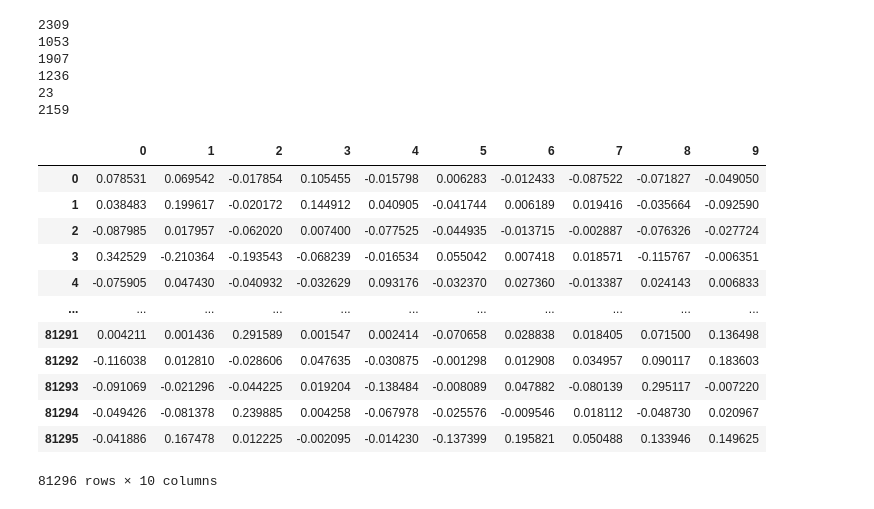
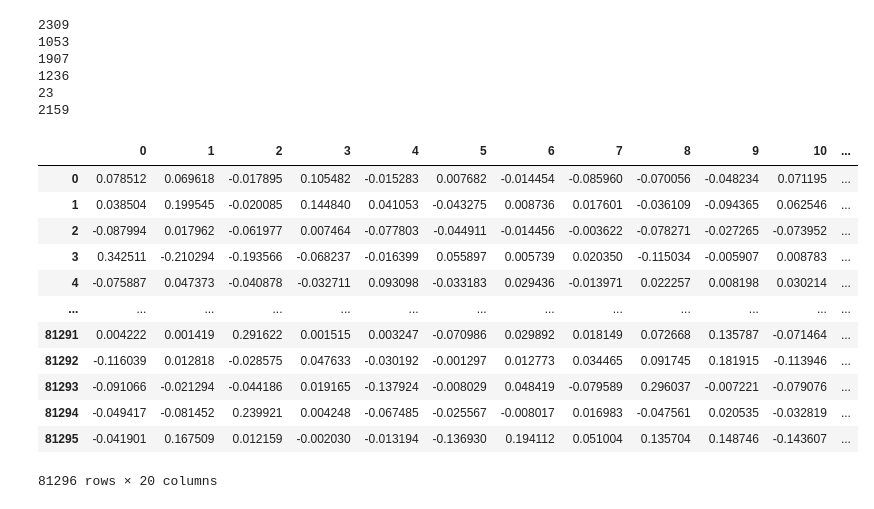
Before and after one commit to slowisfast2030/golden_data, a Jupyter notebook: feature_tfidf.ipynb, the cells around one changed output. Cells and saved outputs as stored; diff of their text form; code cells hidden in the pictures.

```diff
--- a/feature_tfidf.ipynb
+++ b/feature_tfidf.ipynb
@@ -210,21 +210,21 @@ for word in words:
 # %%
 # 对数据进行PCA降维
 from sklearn.decomposition import PCA
-pca = PCA(n_components = 10)
+pca = PCA(n_components = 20)
 tfidf_reduce = pca.fit_transform(tfidf)
 pd.DataFrame(tfidf_reduce)
 # 对降维后的结果进行测评
 # %% [output]
-|  | 0 | 1 | 2 | 3 | 4 | 5 | 6 | 7 | 8 | 9 |
-| 0 | 0.078531 | 0.069542 | -0.017854 | 0.105455 | -0.015798 | 0.006283 | -0.012433 | -0.087522 | -0.071827 | -0.049050 |
-| 1 | 0.038483 | 0.199617 | -0.020172 | 0.144912 | 0.040905 | -0.041744 | 0.006189 | 0.019416 | -0.035664 | -0.092590 |
-| 2 | -0.087985 | 0.017957 | -0.062020 | 0.007400 | -0.077525 | -0.044935 | -0.013715 | -0.002887 | -0.076326 | -0.027724 |
-| 3 | 0.342529 | -0.210364 | -0.193543 | -0.068239 | -0.016534 | 0.055042 | 0.007418 | 0.018571 | -0.115767 | -0.006351 |
-| 4 | -0.075905 | 0.047430 | -0.040932 | -0.032629 | 0.093176 | -0.032370 | 0.027360 | -0.013387 | 0.024143 | 0.006833 |
-| ... | ... | ... | ... | ... | ... | ... | ... | ... | ... | ... |
-| 81291 | 0.004211 | 0.001436 | 0.291589 | 0.001547 | 0.002414 | -0.070658 | 0.028838 | 0.018405 | 0.071500 | 0.136498 |
-| 81292 | -0.116038 | 0.012810 | -0.028606 | 0.047635 | -0.030875 | -0.001298 | 0.012908 | 0.034957 | 0.090117 | 0.183603 |
-| 81293 | -0.091069 | -0.021296 | -0.044225 | 0.019204 | -0.138484 | -0.008089 | 0.047882 | -0.080139 | 0.295117 | -0.007220 |
-| 81294 | -0.049426 | -0.081378 | 0.239885 | 0.004258 | -0.067978 | -0.025576 | -0.009546 | 0.018112 | -0.048730 | 0.020967 |
-| 81295 | -0.041886 | 0.167478 | 0.012225 | -0.002095 | -0.014230 | -0.137399 | 0.195821 | 0.050488 | 0.133946 | 0.149625 |
+|  | 0 | 1 | 2 | 3 | 4 | 5 | 6 | 7 | 8 | 9 | 10 | ... |
+| 0 | 0.078512 | 0.069618 | -0.017895 | 0.105482 | -0.015283 | 0.007682 | -0.014454 | -0.085960 | -0.070056 | -0.048234 | 0.071195 | ... |
+| 1 | 0.038504 | 0.199545 | -0.020085 | 0.144840 | 0.041053 | -0.043275 | 0.008736 | 0.017601 | -0.036109 | -0.094365 | 0.062546 | ... |
+| 2 | -0.087994 | 0.017962 | -0.061977 | 0.007464 | -0.077803 | -0.044911 | -0.014456 | -0.003622 | -0.078271 | -0.027265 | -0.073952 | ... |
+| 3 | 0.342511 | -0.210294 | -0.193566 | -0.068237 | -0.016399 | 0.055897 | 0.005739 | 0.020350 | -0.115034 | -0.005907 | 0.008783 | ... |
+| 4 | -0.075887 | 0.047373 | -0.040878 | -0.032711 | 0.093098 | -0.033183 | 0.029436 | -0.013971 | 0.022257 | 0.008198 | 0.030214 | ... |
+| ... | ... | ... | ... | ... | ... | ... | ... | ... | ... | ... | ... | ... |
+| 81291 | 0.004222 | 0.001419 | 0.291622 | 0.001515 | 0.003247 | -0.070986 | 0.029892 | 0.018149 | 0.072668 | 0.135787 | -0.071464 | ... |
+| 81292 | -0.116039 | 0.012818 | -0.028575 | 0.047633 | -0.030192 | -0.001297 | 0.012773 | 0.034465 | 0.091745 | 0.181915 | -0.113946 | ... |
+| 81293 | -0.091066 | -0.021294 | -0.044186 | 0.019165 | -0.137924 | -0.008029 | 0.048419 | -0.079589 | 0.296037 | -0.007221 | -0.079076 | ... |
+| 81294 | -0.049417 | -0.081452 | 0.239921 | 0.004248 | -0.067485 | -0.025567 | -0.008017 | 0.016983 | -0.047561 | 0.020535 | -0.032819 | ... |
+| 81295 | -0.041901 | 0.167509 | 0.012159 | -0.002030 | -0.013194 | -0.136930 | 0.194112 | 0.051004 | 0.135704 | 0.148746 | -0.143607 | ... |
-81296 rows × 10 columns
+81296 rows × 20 columns
```
